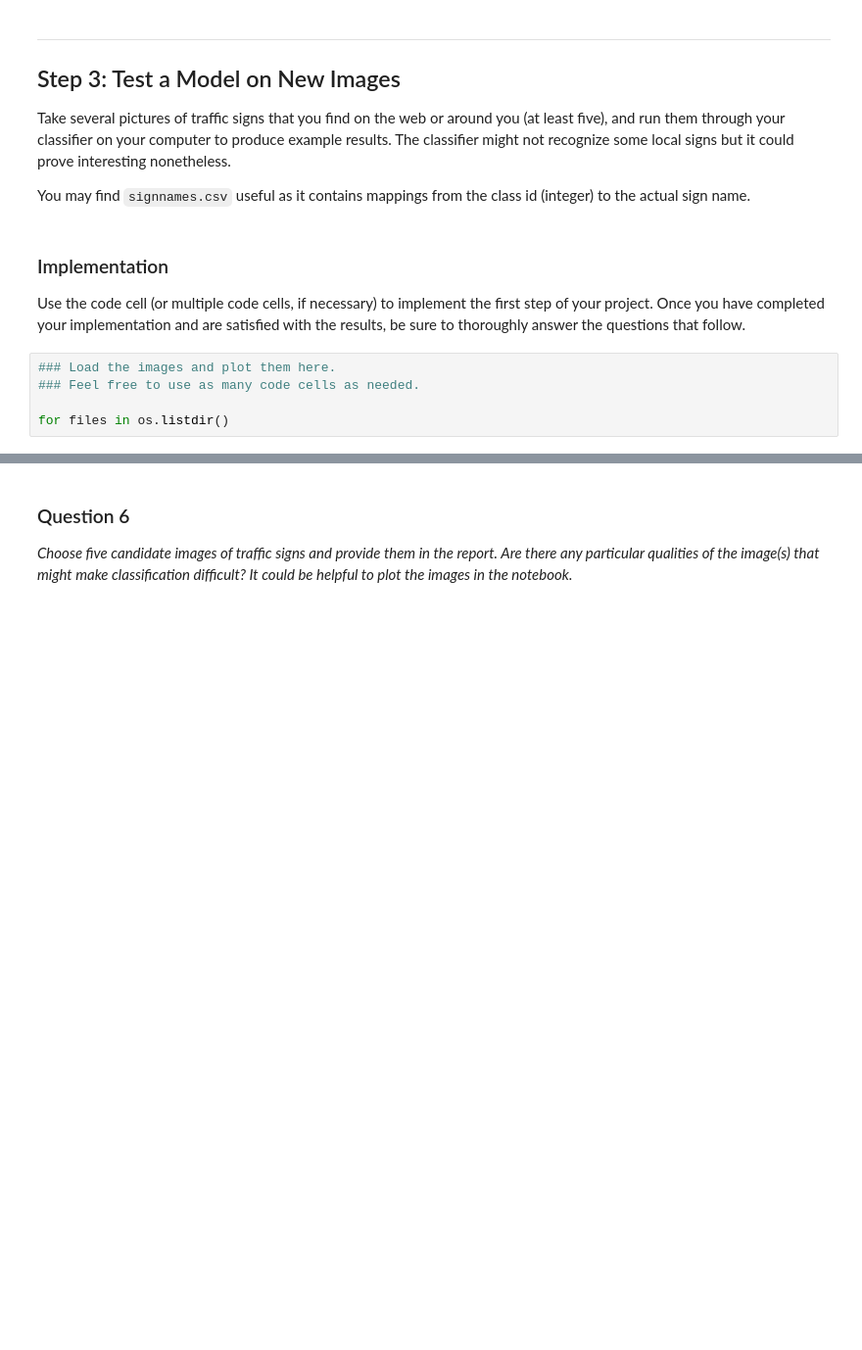
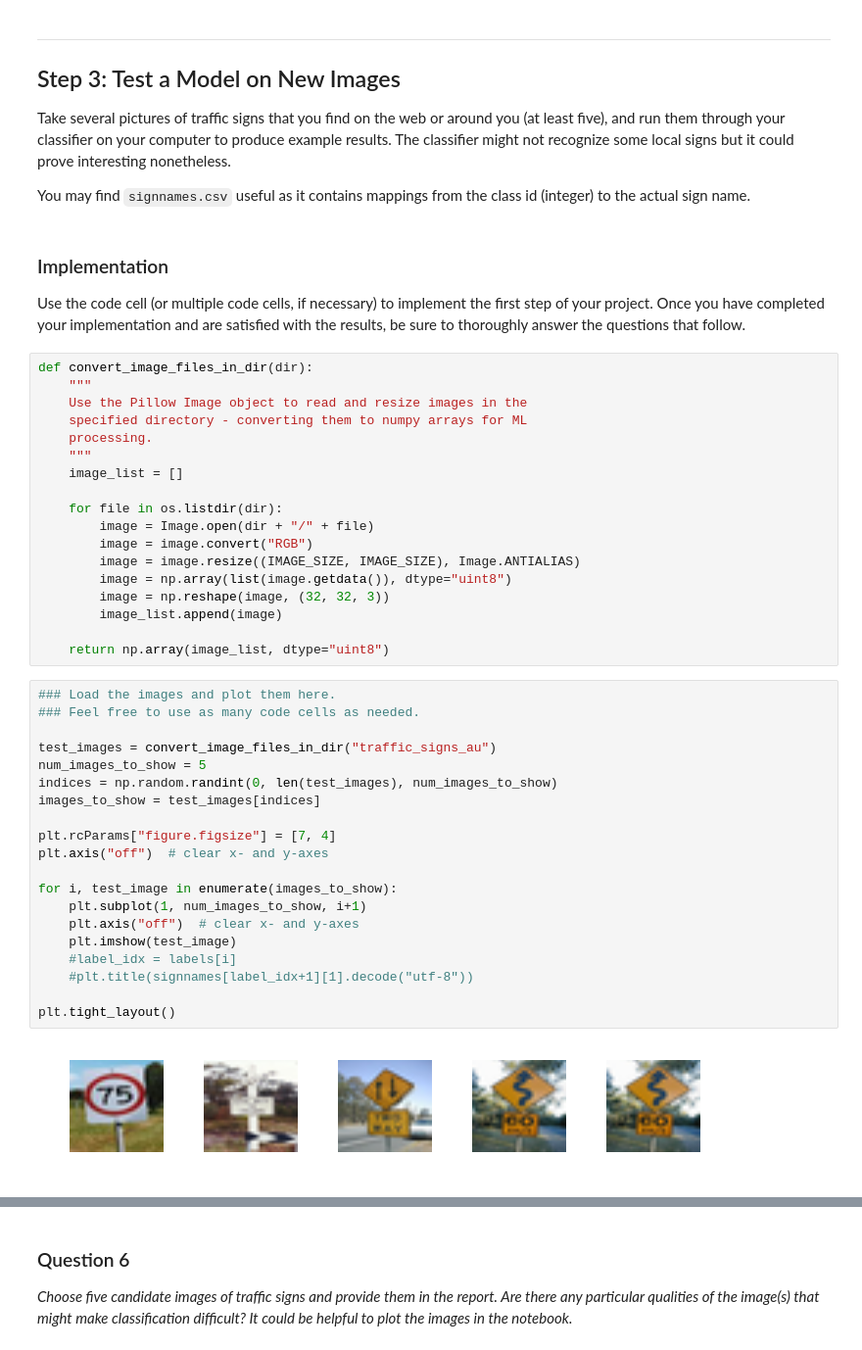
Before and after one commit to js1972/CarND-Traffic-Sign-Classifier-Project, a Jupyter notebook: Traffic_Sign_Classifier.ipynb, the cells around one changed output, grey strips where cells are left out. Shown at 98% size. Drawn from its saved outputs; the diff is of its cells as text; blank space fills up the shorter version.

```diff
--- a/Traffic_Sign_Classifier.ipynb
+++ b/Traffic_Sign_Classifier.ipynb
@@ -720,8 +705,43 @@ You may find `signnames.csv` useful as it contains mappings from the class id (i
 ### Implementation
 
 Use the code cell (or multiple code cells, if necessary) to implement the first step of your project. Once you have completed your implementation and are satisfied with the results, be sure to thoroughly answer the questions that follow.
-# %%
-### Load the images and plot them here.
-### Feel free to use as many code cells as needed.
-
-for files in os.listdir()
+# %%
+def convert_image_files_in_dir(dir):
+    """
+    Use the Pillow Image object to read and resize images in the
+    specified directory - converting them to numpy arrays for ML
+    processing.
+    """
+    image_list = []
+
+    for file in os.listdir(dir):
+        image = Image.open(dir + "/" + file)
+        image = image.convert("RGB")
+        image = image.resize((IMAGE_SIZE, IMAGE_SIZE), Image.ANTIALIAS)
+        image = np.array(list(image.getdata()), dtype="uint8")
+        image = np.reshape(image, (32, 32, 3))
+        image_list.append(image)
+
+    return np.array(image_list, dtype="uint8")
+# %%
+### Load the images and plot them here.
+### Feel free to use as many code cells as needed.
+
+test_images = convert_image_files_in_dir("traffic_signs_au")
+num_images_to_show = 5
+indices = np.random.randint(0, len(test_images), num_images_to_show)
+images_to_show = test_images[indices]
+
+plt.rcParams["figure.figsize"] = [7, 4]
+plt.axis("off")  # clear x- and y-axes
+
+for i, test_image in enumerate(images_to_show):
+    plt.subplot(1, num_images_to_show, i+1)
+    plt.axis("off")  # clear x- and y-axes
+    plt.imshow(test_image)
+    #label_idx = labels[i]
+    #plt.title(signnames[label_idx+1][1].decode("utf-8"))
+
+plt.tight_layout()
+# %% [output]
+[figure, added]
```
Also changed, not shown: parts of 6 cells of this notebook.
